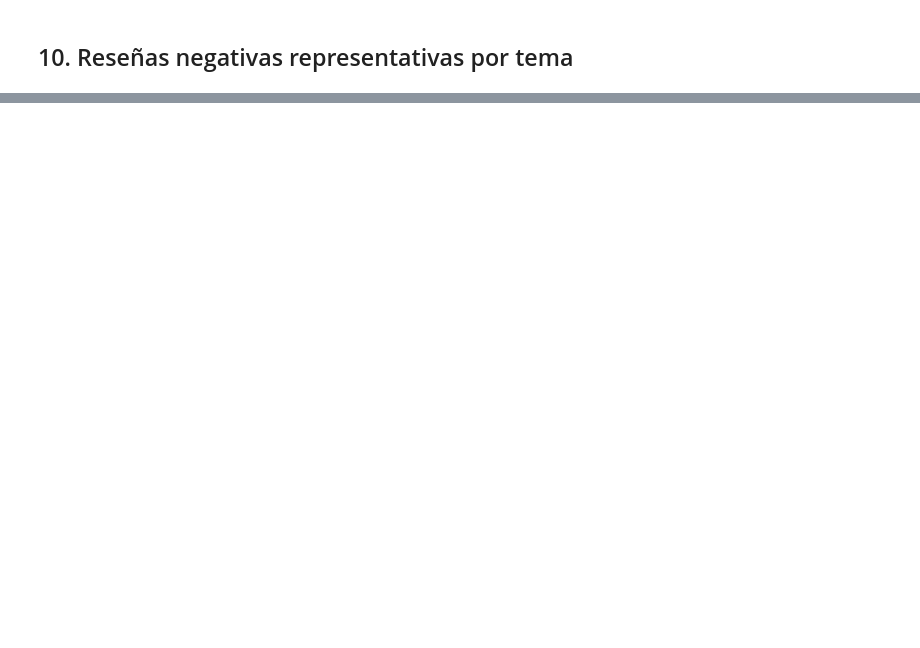
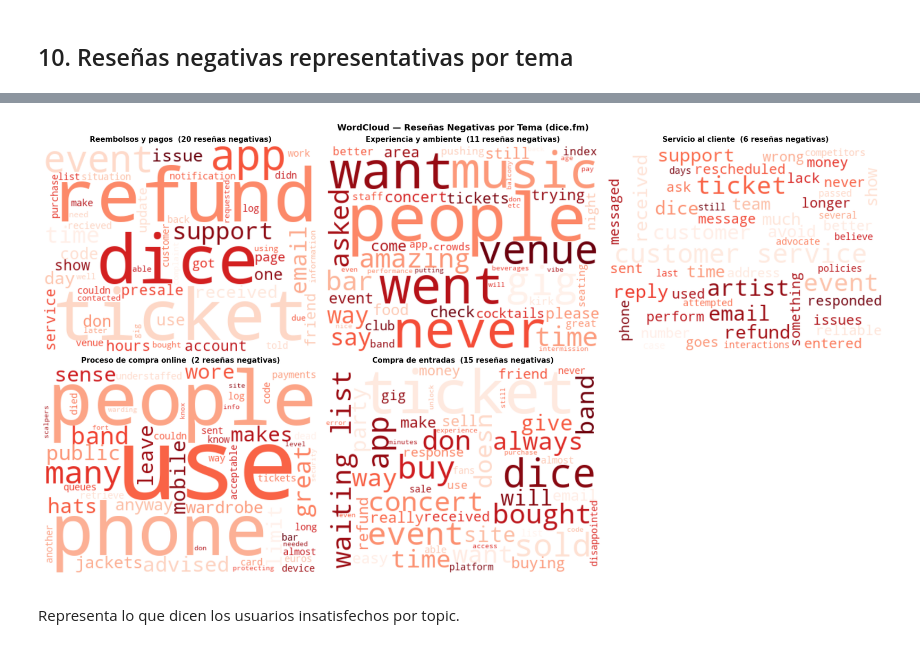
Before and after one commit to viictorhp/deep_learning_project, a Jupyter notebook: dice_fm_analisis.ipynb, the cells around one changed output, grey strips where cells are left out. Drawn from its saved outputs; the diff is of its cells as text; code cells hidden in the pictures; blank space fills up the shorter version.

```diff
--- a/dice_fm_analisis.ipynb
+++ b/dice_fm_analisis.ipynb
@@ -650,3 +784,40 @@ for topic_idx in range(N_TOPICS):
+# %%
+topics_to_show = [l for l in TOPIC_LABELS.values() if l != 'Fechas y experiencias']
+neg_reviews = target_df[target_df['sentiment'] == 'negative']
+
+cols = 3
+rows = -(-len(topics_to_show) // cols)  # ceil division
+fig, axes = plt.subplots(rows, cols, figsize=(18, rows * 5))
+axes = axes.flatten()
+
+for i, label in enumerate(topics_to_show):
+    reviews = neg_reviews[neg_reviews['topic_label'] == label]['clean_review']
+    if len(reviews) == 0:
+        axes[i].axis('off')
+        continue
+    wc = WordCloud(
+        width=400, height=300,
+        background_color='white',
+        colormap='Reds',
+        max_words=50,
+        prefer_horizontal=0.9
+    ).generate(' '.join(reviews))
+    axes[i].imshow(wc, interpolation='bilinear')
+    axes[i].set_title(f'{label}  ({len(reviews)} reseñas negativas)',
+                    fontweight='bold', fontsize=11)
+    axes[i].axis('off')
+
+for j in range(i + 1, len(axes)):
+    axes[j].axis('off')
+
+plt.suptitle(f'WordCloud — Reseñas Negativas por Tema ({TARGET})',
+            fontsize=13, fontweight='bold')
+plt.tight_layout()
+plt.show()
+# %% [output]
+[figure, added]
+# %% [markdown]
+Representa lo que dicen los usuarios insatisfechos por topic.
 # %% [markdown]
 ## 11. Conclusiones
 
```
Also changed, not shown: parts of 26 cells of this notebook, 3 other files.
